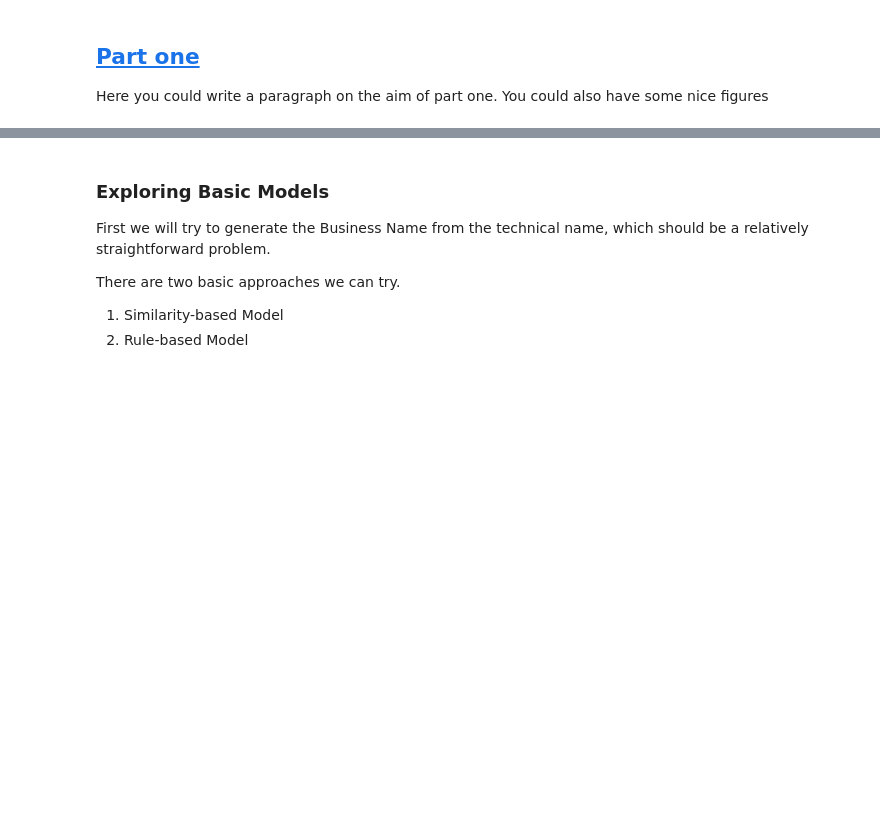
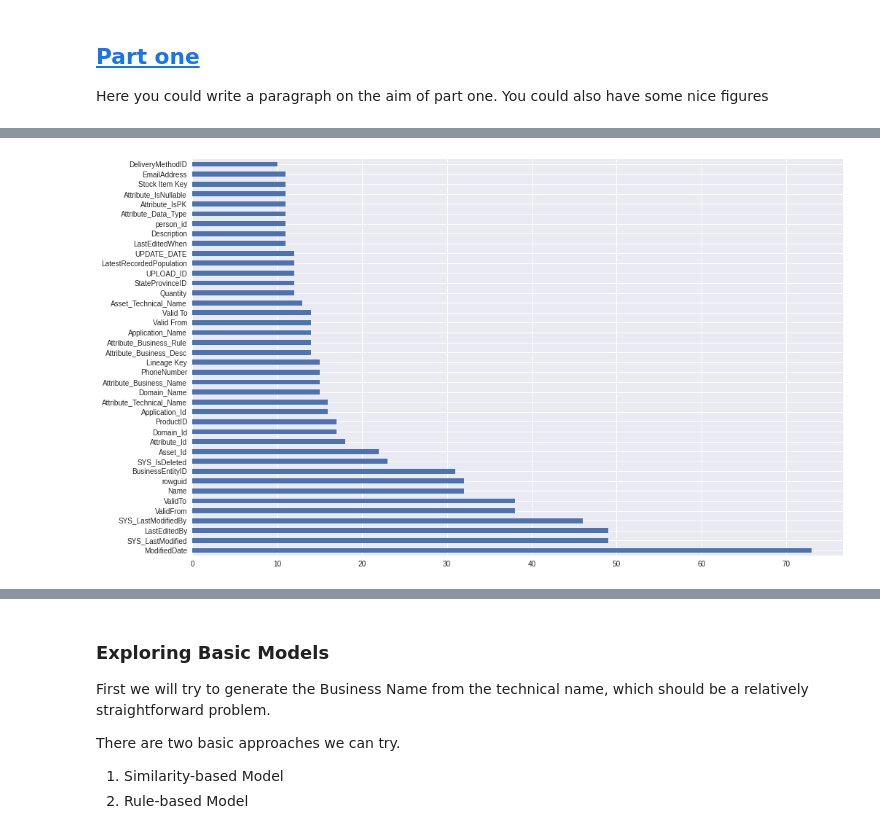
Before and after one commit to mmonch/Sidecar_Project, a Jupyter notebook: notebooks/Sidecar_Project_EDA.ipynb, the cells around one changed output, grey strips where cells are left out. Drawn from its saved outputs; the diff is of its cells as text; code cells hidden in the pictures; blank space fills up the shorter version.

```diff
--- a/notebooks/Sidecar_Project_EDA.ipynb
+++ b/notebooks/Sidecar_Project_EDA.ipynb
@@ -117,0 +280,7 @@ for col in data.columns:
+# %%
+data["Attribute_Technical_Name"].value_counts()[:40].plot(kind="barh")
+fig = plt.gcf()
+fig.set_size_inches(16,10)
+plt.show()
+# %% [output]
+[figure, added]
```
Also changed, not shown: parts of 78 cells of this notebook.
